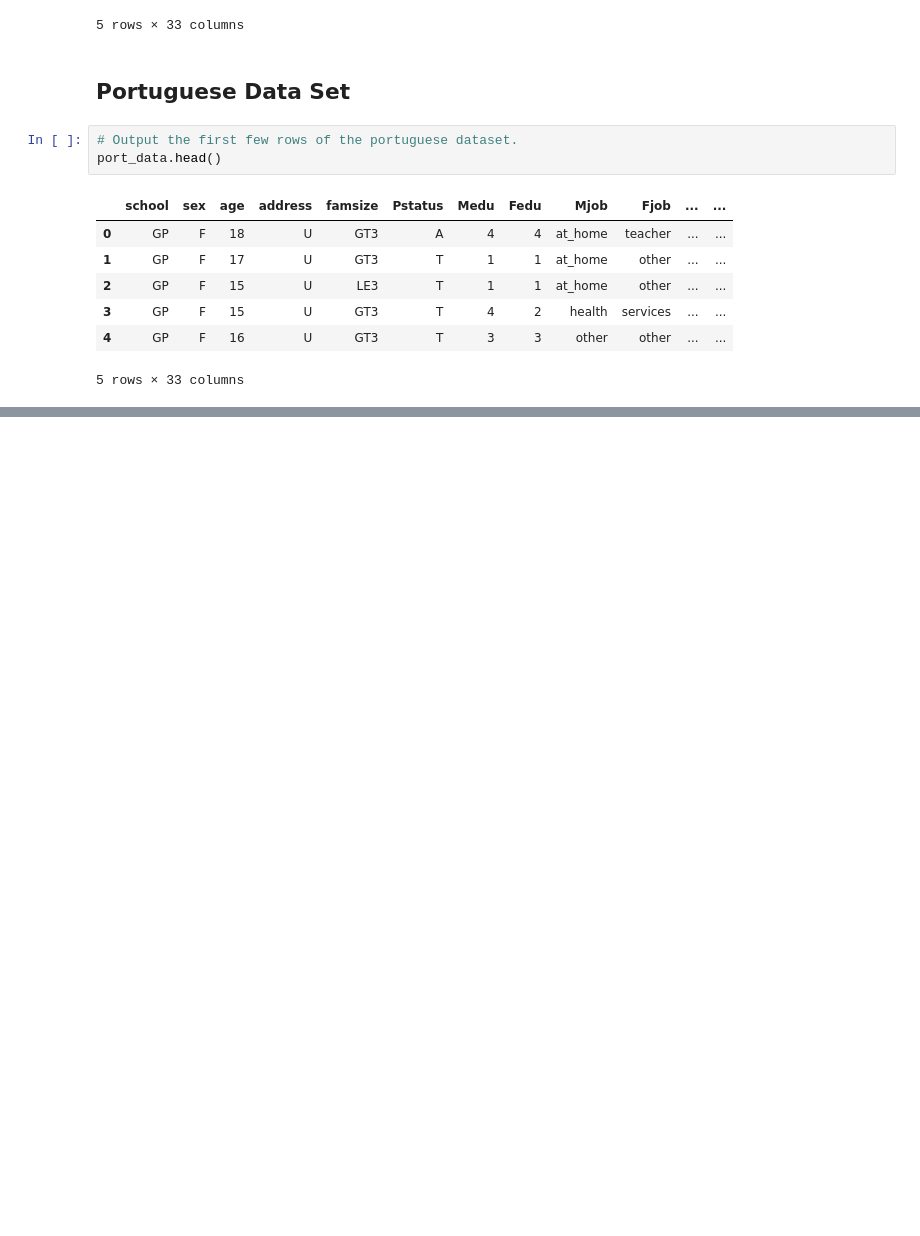
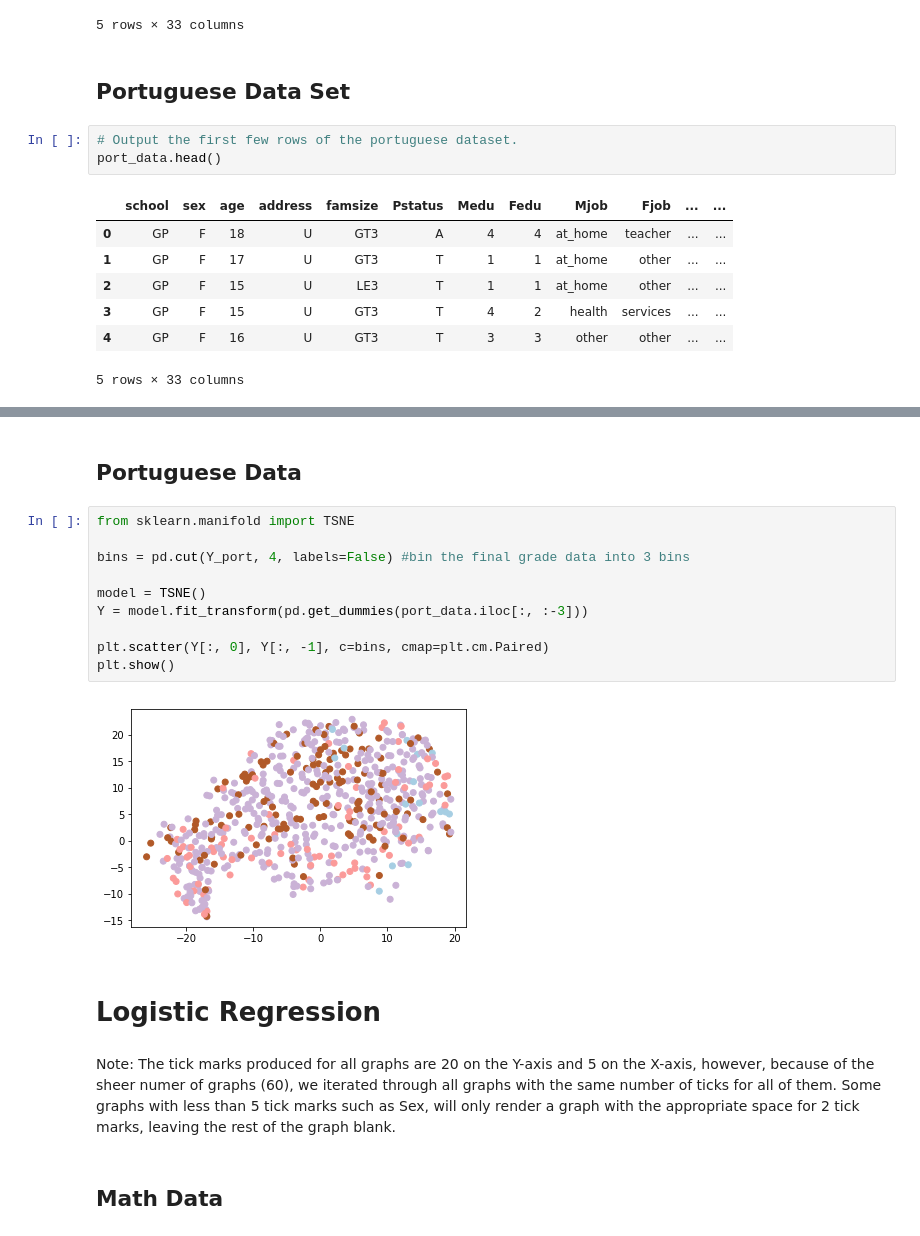
Before and after one commit to silvercam15/Data-Science---Exploring-the-Influence-of-Social-Life-on-Academics, a Jupyter notebook: Data Science Project.ipynb, the cells around one changed output, grey strips where cells are left out. Saved outputs shown, nothing was run; the diff lists cells and outputs as text; blank space fills up the shorter version.

```diff
--- a/Data Science Project.ipynb
+++ b/Data Science Project.ipynb
@@ -92 +180,21 @@ print(X_math.head())
+# %% [markdown]
+## Portuguese Data
+# %%
+from sklearn.manifold import TSNE
+
+bins = pd.cut(Y_port, 4, labels=False) #bin the final grade data into 3 bins
+
+model = TSNE()
+Y = model.fit_transform(pd.get_dummies(port_data.iloc[:, :-3]))
+
+plt.scatter(Y[:, 0], Y[:, -1], c=bins, cmap=plt.cm.Paired)
+plt.show()
+# %% [output]
+[figure, added]
+# %% [markdown]
+# Logistic Regression
+# %% [markdown]
+Note: The tick marks produced for all graphs are 20 on the Y-axis and 5 on the X-axis, however, because of the sheer numer of graphs (60), we iterated through all graphs with the same number of ticks for all of them. Some graphs with less than 5 tick marks such as Sex, will only render a graph with the appropriate space for 2 tick marks, leaving the rest of the graph blank.
+# %% [markdown]
+## Math Data
 # %%
```
Also changed, not shown: parts of 32 cells of this notebook.
